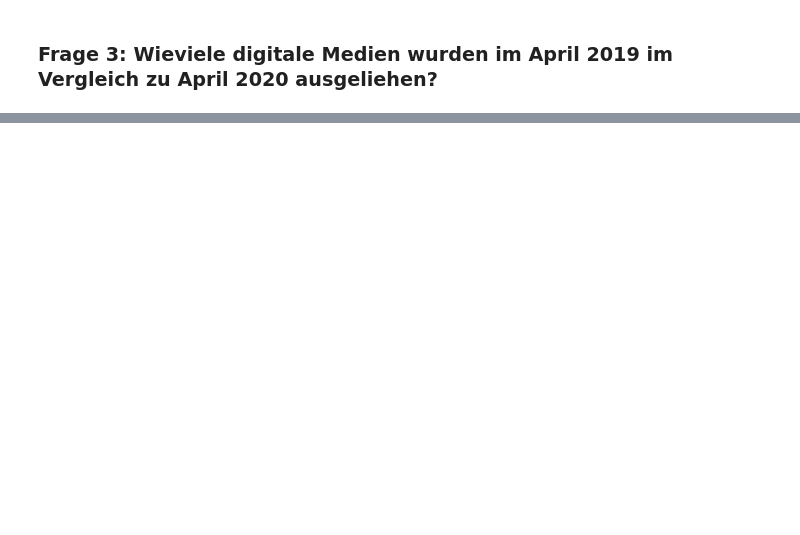
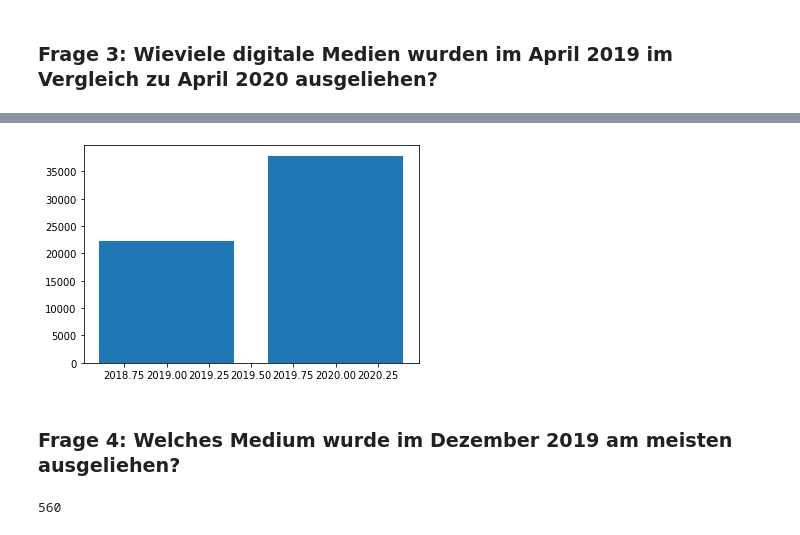
Before and after one commit to BLelgemann/WPM_T9-2, a Jupyter notebook: a2_python.ipynb, the cells around one changed output, grey strips where cells are left out. Cells and saved outputs as stored; diff of their text form; code cells hidden in the pictures; blank space fills up the shorter version.

```diff
--- a/a2_python.ipynb
+++ b/a2_python.ipynb
@@ -225,0 +219,9 @@ str
+# %%
+# wieder Zeilen rausfiltern mit where
+
+digital_2019apr_filtered = checkouts_2019apr.where(checkouts_2019apr['usageclass'] == 'Physical')
+digital_2020apr_filtered = checkouts_2020apr.where(checkouts_2020apr['usageclass'] == 'Digital')
+# %%
+# wieder die Spalte checkouts rausfiltern und summieren
+digital_apr19 = digital_2019apr_filtered['checkouts'].sum()
+digital_apr20 = digital_2020apr_filtered['checkouts'].sum()
@@ -225,0 +234,20 @@ str
+# %%
+# ... und stelle nun die Anteile in einem Stabdiagram dar:
+
+digital_apr = [digital_apr19, digital_apr20]
+
+# Stabdiagramm plotten
+plt.bar([2019,2020],digital_apr)
+
+# ... und anzeigen lassen
+plt.show()
+
+# -----> bedienungsanleitung lesen, um die untere Leiste zu vereinfachen
+# %% [output]
+[figure, added]
+# %% [markdown]
+### Frage 4: Welches Medium wurde im Dezember 2019 am meisten ausgeliehen?
+# %%
+checkouts_2019.checkouts.max()
+# %% [output]
+560
```
Also changed, not shown: parts of 31 cells of this notebook.
